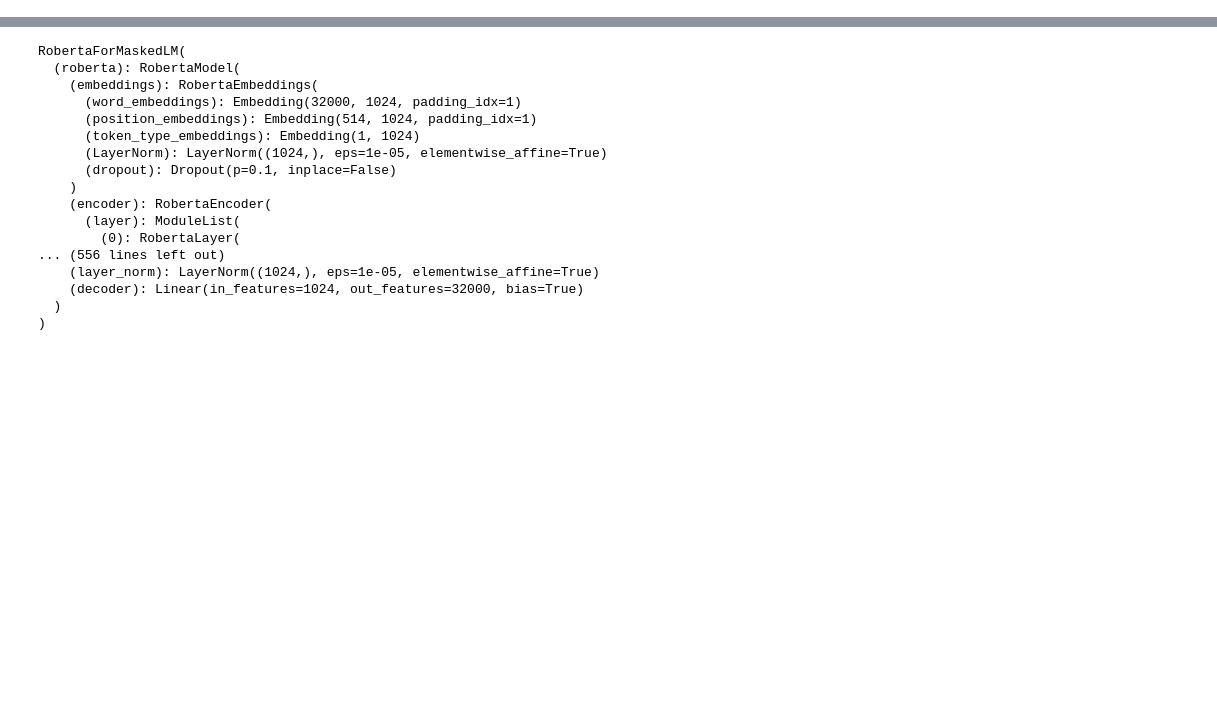
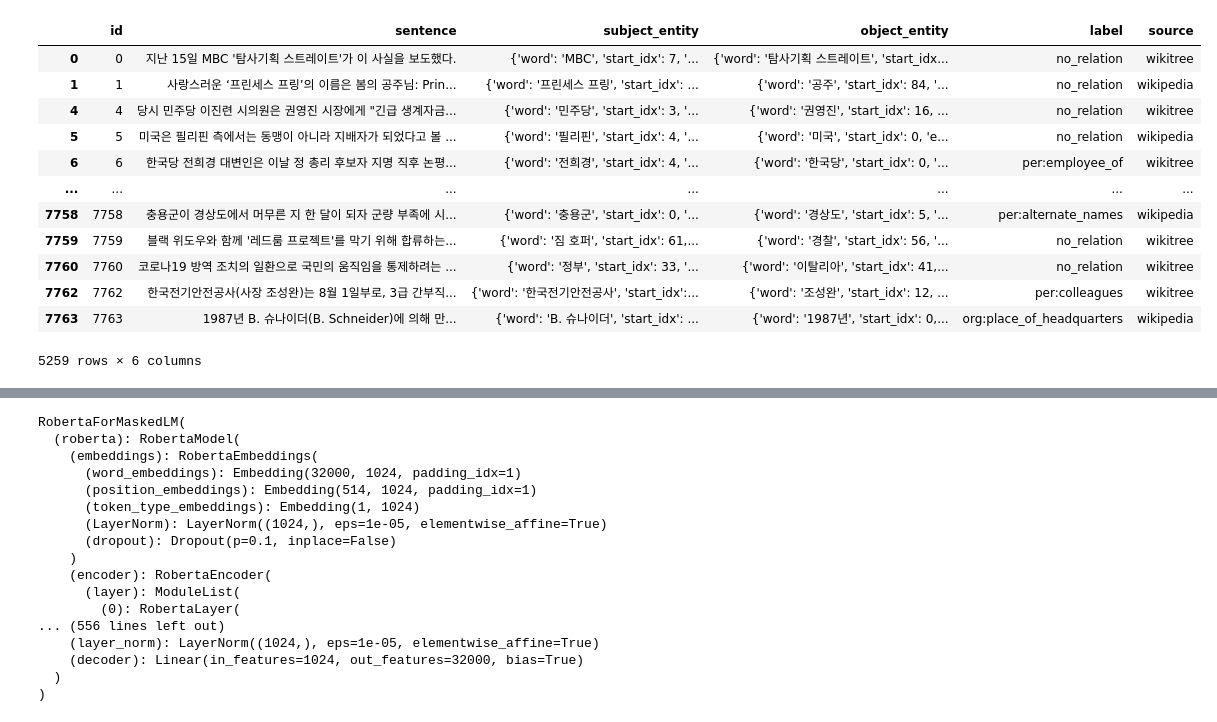
Before and after one commit to boostcampaitech6/level2-klue-nlp-01, a Jupyter notebook: merge.ipynb, the cells around one changed output, grey strips where cells are left out. Cells and saved outputs as stored; diff of their text form; code cells hidden in the pictures; blank space fills up the shorter version.

```diff
--- a/merge.ipynb
+++ b/merge.ipynb
@@ -0,0 +1,34 @@
+# %%
+with open('klue-re-v1.1_dev.json', 'r') as f:
+    json_data = json.load(f)
+csv_file = 'klue-re-v1.1_dev.csv'
+with open(csv_file, 'w', newline='') as csvfile:
+    fieldnames = json_data[0].keys()
+    writer = csv.DictWriter(csvfile, fieldnames=fieldnames)
+    # CSV 파일의 헤더 쓰기
+    writer.writeheader()
+    # JSON 데이터를 CSV로 작성
+    writer.writerows(json_data)
+annotated = pd.read_csv('klue-re-v1.1_dev.csv')
+no_label = pd.read_csv('data/test_data.csv')
+no_label['label'] = annotated['label']
+no_label.to_csv('klue-re-v1.1_dev.csv')
+annotated = no_label
+# %%
+submission = pd.read_csv('/data/ephemeral/results/submission.csv')
+
+annotated[annotated['label'] != submission['pred_label']]
+# %% [output]
+|  | id | sentence | subject_entity | object_entity | label | source |
+| 0 | 0 | 지난 15일 MBC '탐사기획 스트레이트'가 이 사실을 보도했다. | {'word': 'MBC', 'start_idx': 7, '... | {'word': '탐사기획 스트레이트', 'start_idx... | no_relation | wikitree |
+| 1 | 1 | 사랑스러운 ‘프린세스 프링’의 이름은 봄의 공주님: Prin... | {'word': '프린세스 프링', 'start_idx': ... | {'word': '공주', 'start_idx': 84, '... | no_relation | wikipedia |
+| 4 | 4 | 당시 민주당 이진련 시의원은 권영진 시장에게 "긴급 생계자금... | {'word': '민주당', 'start_idx': 3, '... | {'word': '권영진', 'start_idx': 16, ... | no_relation | wikitree |
+| 5 | 5 | 미국은 필리핀 측에서는 동맹이 아니라 지배자가 되었다고 볼 ... | {'word': '필리핀', 'start_idx': 4, '... | {'word': '미국', 'start_idx': 0, 'e... | no_relation | wikipedia |
+| 6 | 6 | 한국당 전희경 대변인은 이날 정 총리 후보자 지명 직후 논평... | {'word': '전희경', 'start_idx': 4, '... | {'word': '한국당', 'start_idx': 0, '... | per:employee_of | wikitree |
+| ... | ... | ... | ... | ... | ... | ... |
+| 7758 | 7758 | 충용군이 경상도에서 머무른 지 한 달이 되자 군량 부족에 시... | {'word': '충용군', 'start_idx': 0, '... | {'word': '경상도', 'start_idx': 5, '... | per:alternate_names | wikipedia |
+| 7759 | 7759 | 블랙 위도우와 함께 '레드룸 프로젝트'를 막기 위해 합류하는... | {'word': '짐 호퍼', 'start_idx': 61,... | {'word': '경찰', 'start_idx': 56, '... | no_relation | wikitree |
+| 7760 | 7760 | 코로나19 방역 조치의 일환으로 국민의 움직임을 통제하려는 ... | {'word': '정부', 'start_idx': 33, '... | {'word': '이탈리아', 'start_idx': 41,... | no_relation | wikitree |
+| 7762 | 7762 | 한국전기안전공사(사장 조성완)는 8월 1일부로, 3급 간부직... | {'word': '한국전기안전공사', 'start_idx':... | {'word': '조성완', 'start_idx': 12, ... | per:colleagues | wikitree |
+| 7763 | 7763 | 1987년 B. 슈나이더(B. Schneider)에 의해 만... | {'word': 'B. 슈나이더', 'start_idx': ... | {'word': '1987년', 'start_idx': 0,... | org:place_of_headquarters | wikipedia |
+5259 rows × 6 columns
```
Also changed, not shown: parts of 8 cells of this notebook, 6 other files.
